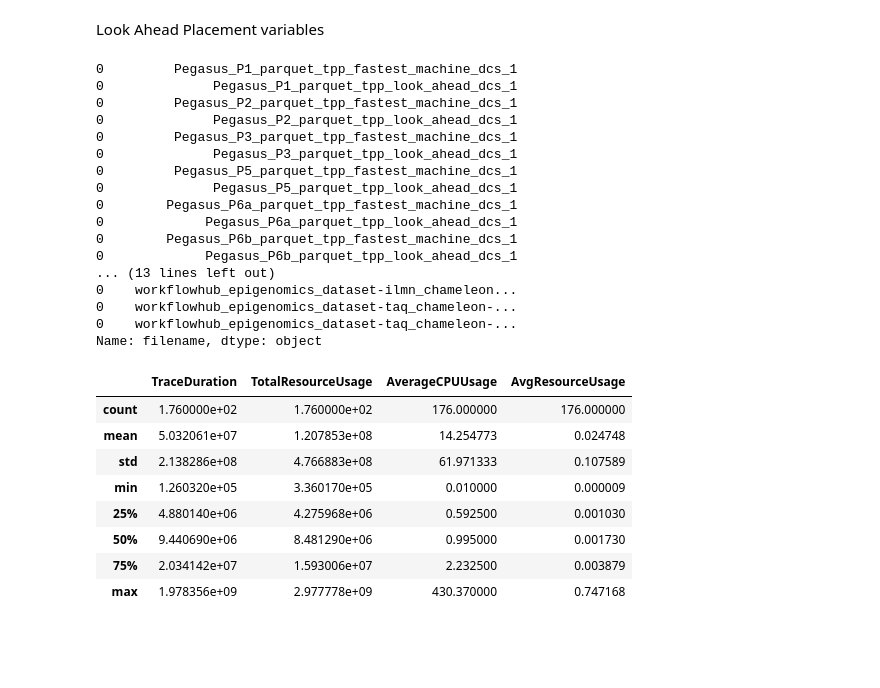
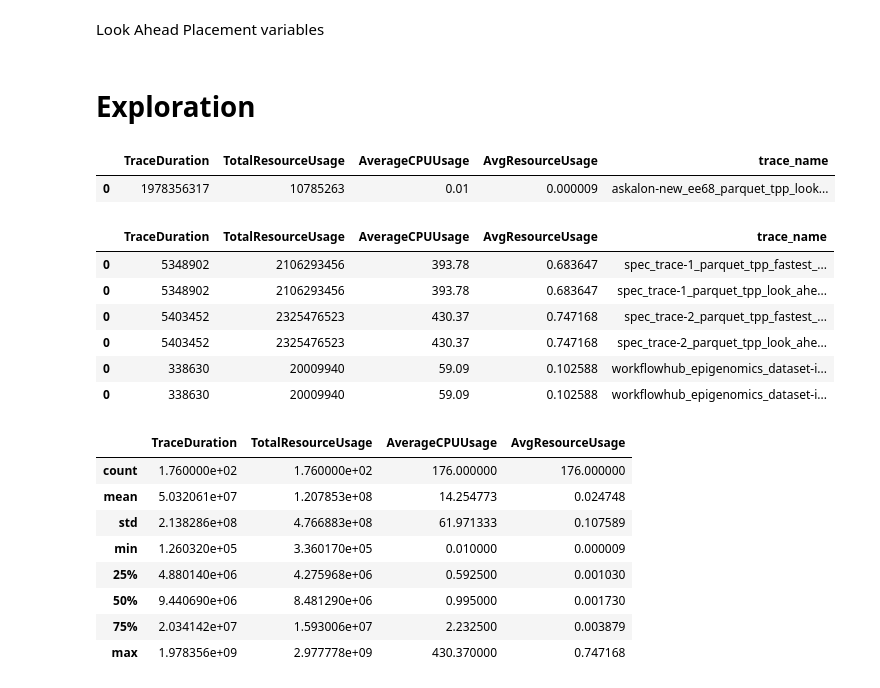
Before and after one commit to Raiduy/gdc-energy-efficiency-analysis, a Jupyter notebook: experiment_result_processing.ipynb, the cells around one changed output. Drawn from its saved outputs; the diff is of its cells as text; code cells hidden in the pictures; blank space fills up the shorter version.

```diff
--- a/experiment_result_processing.ipynb
+++ b/experiment_result_processing.ipynb
@@ -90,26 +90,23 @@ tasks_dc2_lah_df = create_dataframe(path_ex=path_ex1, file_name = 'tasks.tsv', d
 
 workflows_dc1_lah_df = create_dataframe(path_ex=path_ex1, file_name = 'workflows.tsv', dcs='1', tpp='look_ahead')
 workflows_dc2_lah_df = create_dataframe(path_ex=path_ex1, file_name = 'workflows.tsv', dcs='2', tpp='look_ahead')
+# %% [markdown]
+# Exploration
+# %%
+stats_dc1_df[stats_dc1_df['trace_name'] == 'askalon-new_ee68_parquet_tpp_look_ahead_dcs_1']
+# %% [output]
+|  | TraceDuration | TotalResourceUsage | AverageCPUUsage | AvgResourceUsage | trace_name |
+| 0 | 1978356317 | 10785263 | 0.01 | 0.000009 | askalon-new_ee68_parquet_tpp_look... |
 # %%
-stats_dc1_df[stats_dc1_df['AvgResourceUsage'] >= 0.009].filename
+stats_dc1_df[stats_dc1_df['AvgResourceUsage'] >= 0.1]
 # %% [output]
-0         Pegasus_P1_parquet_tpp_fastest_machine_dcs_1
-0              Pegasus_P1_parquet_tpp_look_ahead_dcs_1
-0         Pegasus_P2_parquet_tpp_fastest_machine_dcs_1
-0              Pegasus_P2_parquet_tpp_look_ahead_dcs_1
-0         Pegasus_P3_parquet_tpp_fastest_machine_dcs_1
-0              Pegasus_P3_parquet_tpp_look_ahead_dcs_1
-0         Pegasus_P5_parquet_tpp_fastest_machine_dcs_1
-0              Pegasus_P5_parquet_tpp_look_ahead_dcs_1
-0        Pegasus_P6a_parquet_tpp_fastest_machine_dcs_1
-0             Pegasus_P6a_parquet_tpp_look_ahead_dcs_1
-0        Pegasus_P6b_parquet_tpp_fastest_machine_dcs_1
-0             Pegasus_P6b_parquet_tpp_look_ahead_dcs_1
-... (13 lines left out)
-0    workflowhub_epigenomics_dataset-ilmn_chameleon...
-0    workflowhub_epigenomics_dataset-taq_chameleon-...
-0    workflowhub_epigenomics_dataset-taq_chameleon-...
-Name: filename, dtype: object
+|  | TraceDuration | TotalResourceUsage | AverageCPUUsage | AvgResourceUsage | trace_name |
+| 0 | 5348902 | 2106293456 | 393.78 | 0.683647 | spec_trace-1_parquet_tpp_fastest_... |
+| 0 | 5348902 | 2106293456 | 393.78 | 0.683647 | spec_trace-1_parquet_tpp_look_ahe... |
+| 0 | 5403452 | 2325476523 | 430.37 | 0.747168 | spec_trace-2_parquet_tpp_fastest_... |
+| 0 | 5403452 | 2325476523 | 430.37 | 0.747168 | spec_trace-2_parquet_tpp_look_ahe... |
+| 0 | 338630 | 20009940 | 59.09 | 0.102588 | workflowhub_epigenomics_dataset-i... |
+| 0 | 338630 | 20009940 | 59.09 | 0.102588 | workflowhub_epigenomics_dataset-i... |
 # %%
 stats_dc1_df.describe()
 # %% [output]
```
Also changed, not shown: parts of 9 cells of this notebook.
